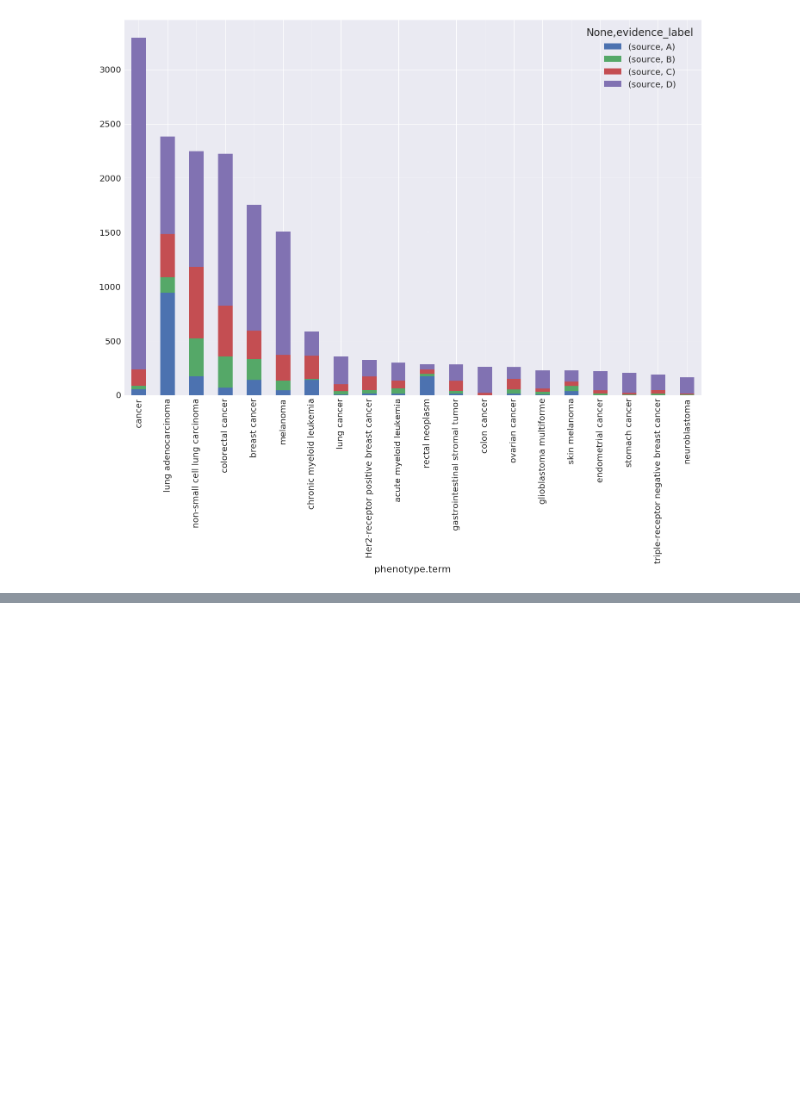
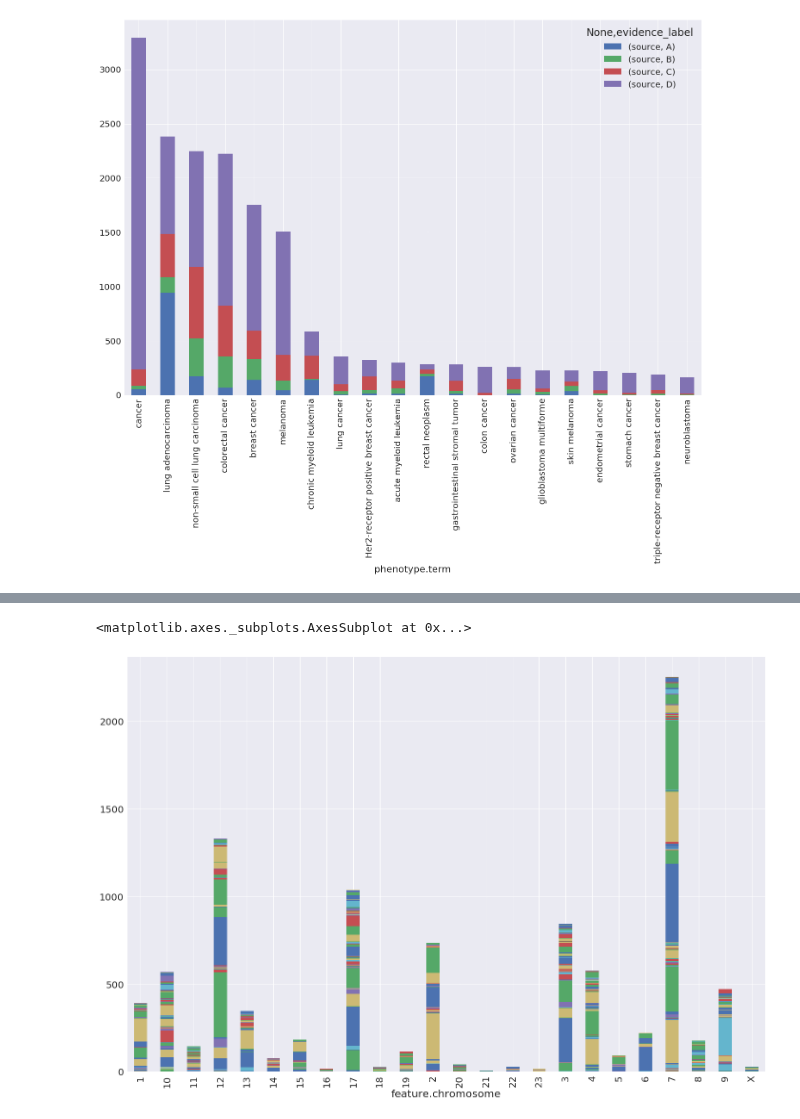
Before and after one commit to ohsu-comp-bio/g2p-aggregator, a Jupyter notebook: notebooks/associations_dataframe.ipynb, the cells around one changed output, grey strips where cells are left out. Saved outputs shown, nothing was run; the diff lists cells and outputs as text; code cells hidden in the pictures; blank space fills up the shorter version.

Commit message:
link in GENIE analysis

```diff
--- a/notebooks/associations_dataframe.ipynb
+++ b/notebooks/associations_dataframe.ipynb
@@ -145,0 +193,21 @@ table.head(20).plot(kind='bar',  stacked=True,  figsize=(24, 16), legend=None)
+# %%
+# Load GENIE variants.
+GENIE_VARIANTS = '/util/data_mutations_extended_1.0.1.txt'
+genie_df = pd.read_csv(GENIE_VARIANTS, sep='\t', comment='#')
+# %%
+# set the indices on the df to the same feature attribute
+genie_df.set_index(['Chromosome',
+               'Start_Position',
+               'End_Position',
+               'Reference_Allele',
+               'Tumor_Seq_Allele2'])
+
+associations_df.set_index(['feature.chromosome',
+                           'feature.start',
+                           'feature.end',
+                           'feature.ref',
+                           'feature.alt' ])
+# join the dataframes
+genie_associations_df = pd.concat([genie_df, associations_df], axis=1)
+genie_associations_df.groupby(['feature.chromosome', 'feature.start' , 'feature.end' ,
+                    'feature.ref'    , 'feature.alt' ])
@@ -145,0 +217,13 @@ table.head(20).plot(kind='bar',  stacked=True,  figsize=(24, 16), legend=None)
+# %%
+# create a pivot table to sum publication count by phenotype and chromosome
+table = pd.pivot_table(genie_associations_df,
+                       index=['feature.chromosome'],
+                       columns=['phenotype.term'],
+                       values=['Tumor_Sample_Barcode'],
+                       aggfunc=lambda _id: len(_id.unique()),
+                       fill_value=0)
+
+table.plot(kind='bar',  stacked=True,  figsize=(24, 16), legend=None )
+# %% [output]
+<matplotlib.axes._subplots.AxesSubplot at 0x...>
+[figure, added]
```
Also changed, not shown: parts of 13 cells of this notebook, 2 other files.
